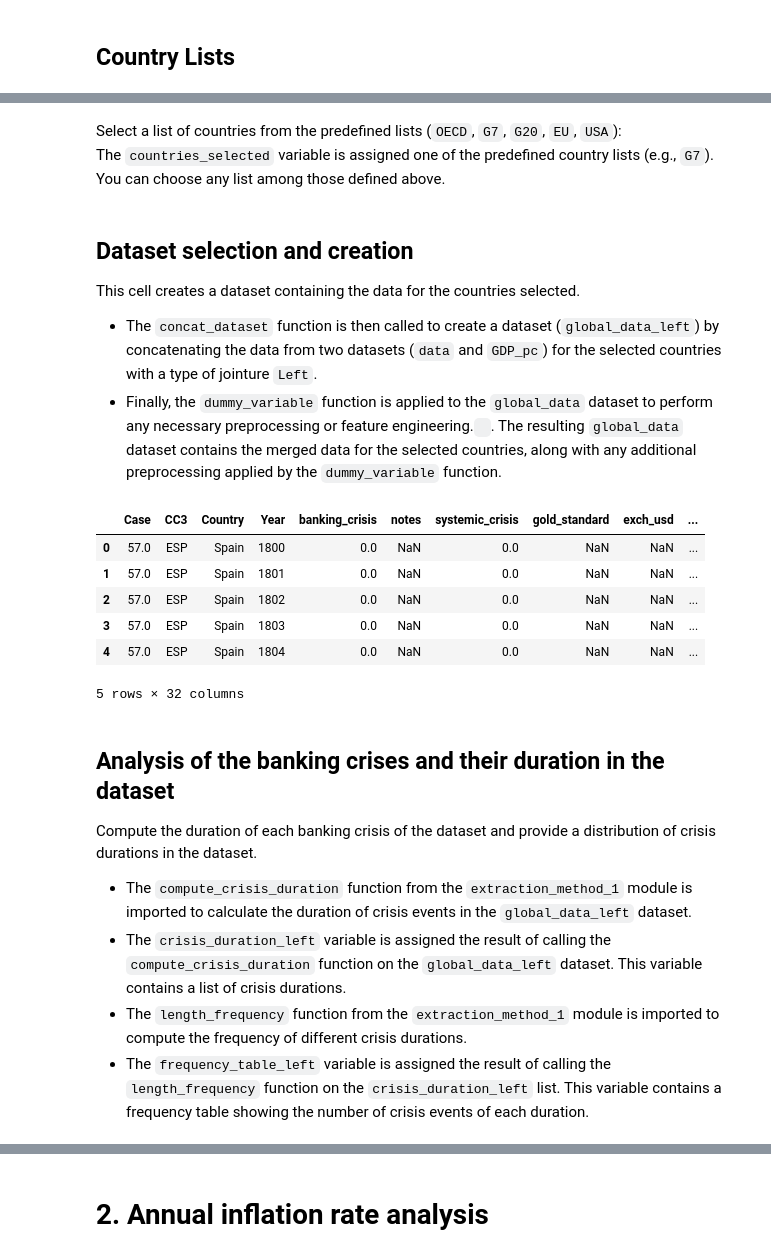
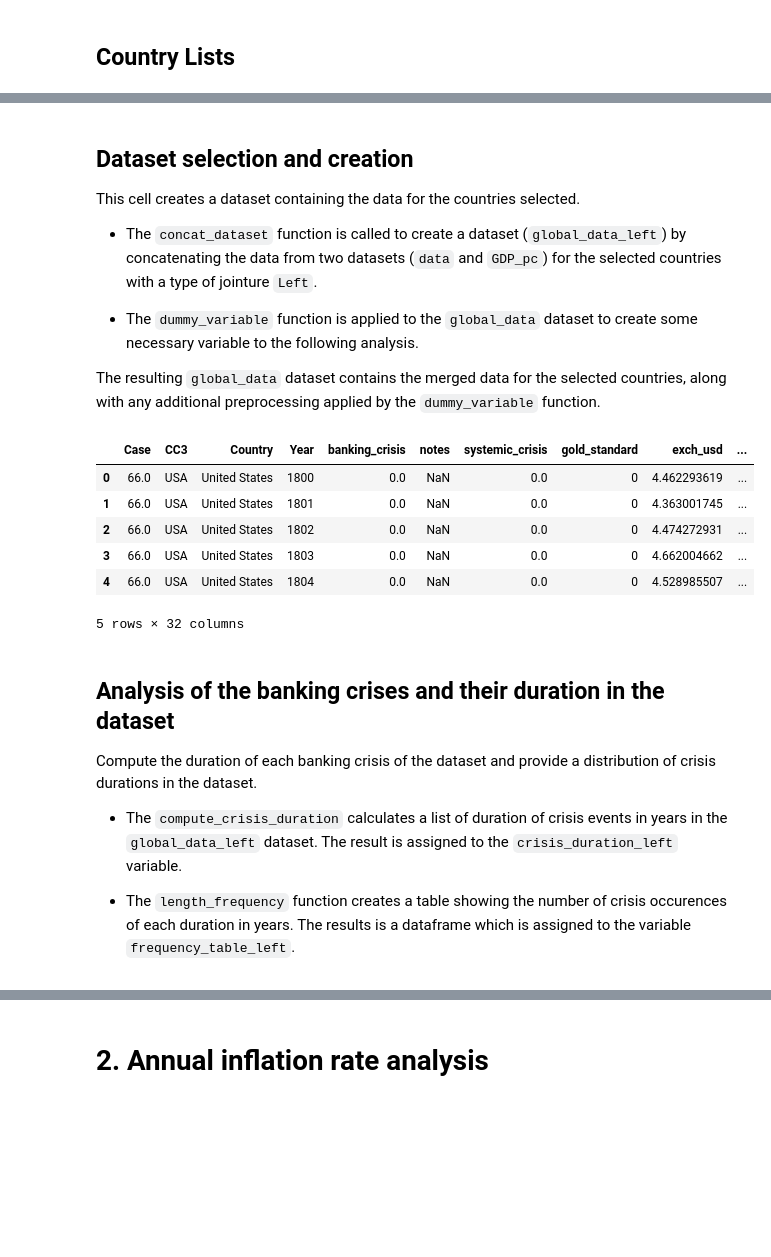
Before and after one commit to blengereau/Depression-and-recovery, a Jupyter notebook: code/notebook_method_1.ipynb, the cells around one changed output, grey strips where cells are left out. Saved outputs shown, nothing was run; the diff lists cells and outputs as text; code cells hidden in the pictures; blank space fills up the shorter version.

```diff
--- a/code/notebook_method_1.ipynb
+++ b/code/notebook_method_1.ipynb
@@ -29 +29,16 @@ preprocess_mdp_data(GDP_pc)
+# %%
+from preprocess import preprocess_global_crises_data
+from preprocess import preprocess_mdp_data
+
+# Change the paths of the dataset according to their location
+global_crises_dataset_path = '../raw_data/global_crisis_data_country.csv'
+maddison_databse_path = '../raw_data/gdp-per-capita-maddison.csv'
+
+# Read the Global Crises Dataset with the 'unicode_escape' encoding to handle special characters
+main_data = pd.read_csv(global_crises_dataset_path, encoding='unicode_escape')
+GDP_pc = pd.read_csv(maddison_databse_path)
+
+# Preprocess the dataset (explanations in the preprocess.py file)
+preprocess_global_crises_data(main_data)
+preprocess_mdp_data(GDP_pc)
 # %% [markdown]
@@ -46,49 +62,48 @@ unique_countries_df1 = set(data['CC3'].unique())
 unique_countries_df2 = set(GDP_pc['Code'].unique())
 ALL = list(unique_countries_df1.intersection(unique_countries_df2))
-# %% [markdown]
-Select a list of countries from the predefined lists (`OECD`, `G7`, `G20`, `EU`, `USA`):
-The `countries_selected` variable is assigned one of the predefined country lists (e.g., `G7`). You can choose any list among those defined above.
 # %%
 #Select a list among those listed above. Change to any desired list defined above.
-countries_selected = ALL
+countries_selected = ['USA']
 # %% [markdown]
 ## Dataset selection and creation
 
 This cell creates a dataset containing the data for the countries selected.
 
-- The `concat_dataset` function is then called to create a dataset (`global_data_left`) by concatenating the data from two datasets (`data` and `GDP_pc`) for the selected countries with a type of jointure `Left`.
-- Finally, the `dummy_variable` function is applied to the `global_data` dataset to perform any necessary preprocessing or feature engineering.`
-`.
+- The `concat_dataset` function is called to create a dataset (`global_data_left`) by concatenating the data from two datasets (`data` and `GDP_pc`) for the selected countries with a type of jointure `Left`.
+
+- The `dummy_variable` function is applied to the `global_data` dataset to create some necessary variable to the following analysis.
+
 The resulting `global_data` dataset contains the merged data for the selected countries, along with any additional preprocessing applied by the `dummy_variable` function.
 # %%
 from dataset import concat_dataset
 from dataset import dummy_variable
 
 #Create a dataset with the data of the countries of the list
-global_data_left = concat_dataset(data, GDP_pc, countries_selected, 'left', )
+global_data_left = concat_dataset(main_data, GDP_pc, countries_selected, 'left', )
 
 # Perform any necessary preprocessing or feature engineering
 dummy_variable(global_data_left)
 
 # Display the resulting dataset (here the first 5 rows)
 global_data_left.head()
 # %% [output]
 |  | Case | CC3 | Country | Year | banking_crisis | notes | systemic_crisis | gold_standard | exch_usd | ... |
-| 0 | 57.0 | ESP | Spain | 1800 | 0.0 | NaN | 0.0 | NaN | NaN | ... |
-| 1 | 57.0 | ESP | Spain | 1801 | 0.0 | NaN | 0.0 | NaN | NaN | ... |
-| 2 | 57.0 | ESP | Spain | 1802 | 0.0 | NaN | 0.0 | NaN | NaN | ... |
-| 3 | 57.0 | ESP | Spain | 1803 | 0.0 | NaN | 0.0 | NaN | NaN | ... |
-| 4 | 57.0 | ESP | Spain | 1804 | 0.0 | NaN | 0.0 | NaN | NaN | ... |
+| 0 | 66.0 | USA | United States | 1800 | 0.0 | NaN | 0.0 | 0 | 4.462293619 | ... |
+| 1 | 66.0 | USA | United States | 1801 | 0.0 | NaN | 0.0 | 0 | 4.363001745 | ... |
+| 2 | 66.0 | USA | United States | 1802 | 0.0 | NaN | 0.0 | 0 | 4.474272931 | ... |
+| 3 | 66.0 | USA | United States | 1803 | 0.0 | NaN | 0.0 | 0 | 4.662004662 | ... |
+| 4 | 66.0 | USA | United States | 1804 | 0.0 | NaN | 0.0 | 0 | 4.528985507 | ... |
 5 rows × 32 columns
 # %% [markdown]
 ## Analysis of the banking crises and their duration in the dataset
 
 Compute the duration of each banking crisis of the dataset and provide a distribution of crisis durations in the dataset.
 
-- The `compute_crisis_duration` function from the `extraction_method_1` module is imported to calculate the duration of crisis events in the `global_data_left` dataset.
-- The `crisis_duration_left` variable is assigned the result of calling the `compute_crisis_duration` function on the `global_data_left` dataset. This variable contains a list of crisis durations.
-- The `length_frequency` function from the `extraction_method_1` module is imported to compute the frequency of different crisis durations.
-- The `frequency_table_left` variable is assigned the result of calling the `length_frequency` function on the `crisis_duration_left` list. This variable contains a frequency table showing the number of crisis events of each duration.
+- The `compute_crisis_duration` calculates a list of duration of crisis events in years in the `global_data_left` dataset.
+The result is assigned to the `crisis_duration_left` variable.
+
+- The `length_frequency` function creates a table showing the number of crisis occurences of each duration in years.
+The results is a dataframe which is assigned to the variable `frequency_table_left`.
 # %%
 from extraction_method_1 import compute_crisis_duration
 from extraction_method_1 import length_frequency
```
Also changed, not shown: parts of 25 cells of this notebook, 12 other files.
